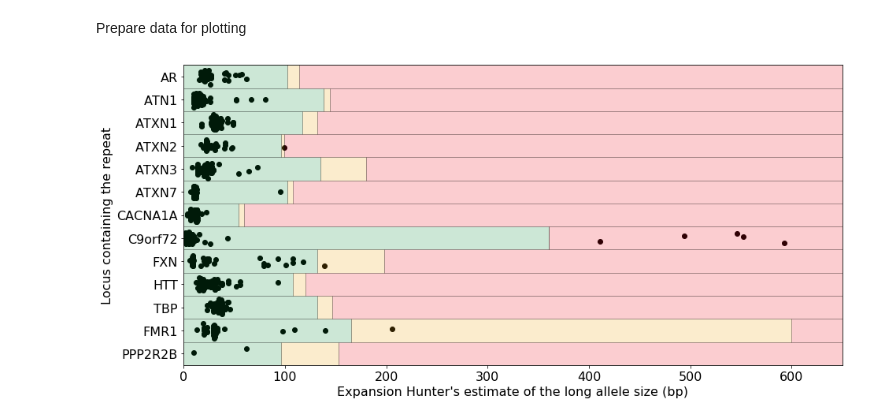
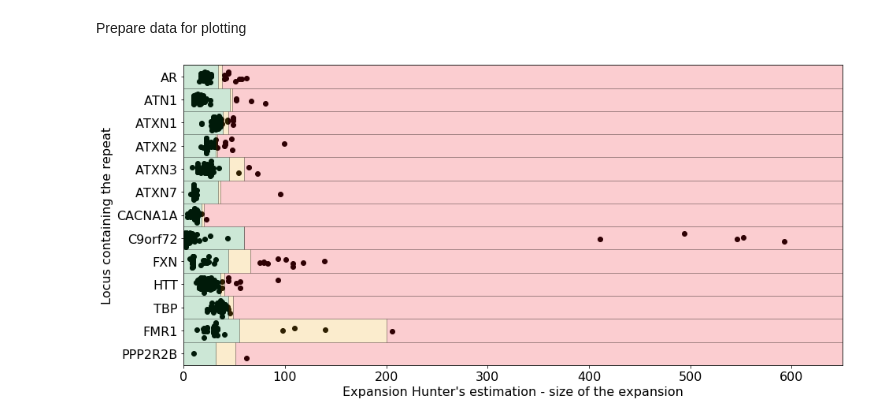
Before and after one commit to kibanez/STR_detection_python3, a Jupyter notebook: plotting_validation_table_repeat_sizes.ipynb, the cells around one changed output. Saved outputs shown, nothing was run; the diff lists cells and outputs as text; code cells hidden in the pictures.

Commit message:
changing expansion size rather than bp length

```diff
--- a/plotting_validation_table_repeat_sizes.ipynb
+++ b/plotting_validation_table_repeat_sizes.ipynb
@@ -50,19 +50,19 @@ repeat_sizes.head()
 Prepare data for plotting
 # %%
 repeat_info = {
-    'AR':      {'expected_range': [34*3, 38*3],   'unit_len': 3, 'index': 12},
-    'ATN1':    {'expected_range': [46*3, 48*3],   'unit_len': 3, 'index': 11},
-    'ATXN1':   {'expected_range': [39*3, 44*3],   'unit_len': 3, 'index': 10},
-    'ATXN2':   {'expected_range': [32*3, 33*3],   'unit_len': 3, 'index': 9},
-    'ATXN3':   {'expected_range': [45*3, 60*3],   'unit_len': 3, 'index': 8},
-    'ATXN7':   {'expected_range': [34*3, 36*3],   'unit_len': 3, 'index': 7},
-    'CACNA1A':   {'expected_range': [18*3, 20*3],   'unit_len': 3, 'index': 6},
-    'C9orf72':   {'expected_range': [60*6, 60*6],   'unit_len': 6, 'index': 5},
-    'FXN':     {'expected_range': [44*3, 66*3],   'unit_len': 3, 'index': 4},
-    'HTT':     {'expected_range': [36*3, 40*3],   'unit_len': 3, 'index': 3},
-    'TBP':    {'expected_range': [44*3, 49*3],   'unit_len': 3, 'index': 2},
-    'FMR1':    {'expected_range': [55*3, 200*3],  'unit_len': 3, 'index': 1},
-    'PPP2R2B':    {'expected_range': [32*3, 51*3],   'unit_len': 3, 'index': 0}
+    'AR':      {'expected_range': [34, 38],   'unit_len': 3, 'index': 12},
+    'ATN1':    {'expected_range': [46, 48],   'unit_len': 3, 'index': 11},
+    'ATXN1':   {'expected_range': [39, 44],   'unit_len': 3, 'index': 10},
+    'ATXN2':   {'expected_range': [32, 33],   'unit_len': 3, 'index': 9},
+    'ATXN3':   {'expected_range': [45, 60],   'unit_len': 3, 'index': 8},
+    'ATXN7':   {'expected_range': [34, 36],   'unit_len': 3, 'index': 7},
+    'CACNA1A':   {'expected_range': [18, 20],   'unit_len': 3, 'index': 6},
+    'C9orf72':   {'expected_range': [60, 60],   'unit_len': 6, 'index': 5},
+    'FXN':     {'expected_range': [44, 66],   'unit_len': 3, 'index': 4},
+    'HTT':     {'expected_range': [36, 40],   'unit_len': 3, 'index': 3},
+    'TBP':    {'expected_range': [44, 49],   'unit_len': 3, 'index': 2},
+    'FMR1':    {'expected_range': [55, 200],  'unit_len': 3, 'index': 1},
+    'PPP2R2B':    {'expected_range': [32, 51],   'unit_len': 3, 'index': 0}
 }
 # %%
 max_repeat_size = 650
@@ -72,35 +72,35 @@ fig, ax = plt.subplots(figsize=(15, 7))
 for repeat_id, rec in repeat_sizes.groupby(by='loci'):
     normal_cutoff, premutation_cutoff = repeat_info[repeat_id]['expected_range']
     base_y = repeat_info[repeat_id]['index']
 
     ax.add_patch(patches.Rectangle((0, base_y - 0.5),
                                    normal_cutoff, 1.0,
                                    facecolor='#048732', alpha=0.2, ec='k'))
 
     ax.add_patch(patches.Rectangle((normal_cutoff, base_y - 0.5),
                                    premutation_cutoff - normal_cutoff,
                                    1.0, facecolor='#eda407', alpha=0.2, ec='k'))
 
     ax.add_patch(patches.Rectangle((premutation_cutoff, base_y - 0.5),
                                    max_repeat_size - premutation_cutoff,
                                    1.0, facecolor='#ed0716', alpha=0.2, ec='k'))
 
 
     #allele_sizes = list(rec.max_EH_allele)
     allele_sizes = list(rec.EH_a1) +  list(rec.EH_a2)
     ys = np.random.normal(base_y, 0.12, len(allele_sizes))
     ax.scatter(allele_sizes, ys, c='black')
 
 
     gene_names = [(gene, rec['index']) for gene, rec in repeat_info.items()]
     gene_names = sorted(gene_names, key=lambda k: k[1])
     gene_names = [g for g, _ in gene_names]
     ax.yaxis.set_ticks(range(0, len(gene_names)))
     ax.yaxis.set_ticklabels(gene_names)
     ax.margins(x=0, y=0)
-    ax.set(xlabel='Expansion Hunter\'s estimate of the long allele size (bp)', ylabel='Locus containing the repeat');
+    ax.set(xlabel='Expansion Hunter\'s estimation - size of the expansion', ylabel='Locus containing the repeat');
 # %% [output]
-[figure, old version]
+[figure, new version]
 # %%
 # Let's save the plot into a PDF file
 fig.savefig("/Users/kibanez/Documents/STRs/GEL_Conference_Autumn2019/figures/repeat-sizes_EHa1_EHa2_average.pdf", bbox_inches='tight')
```
